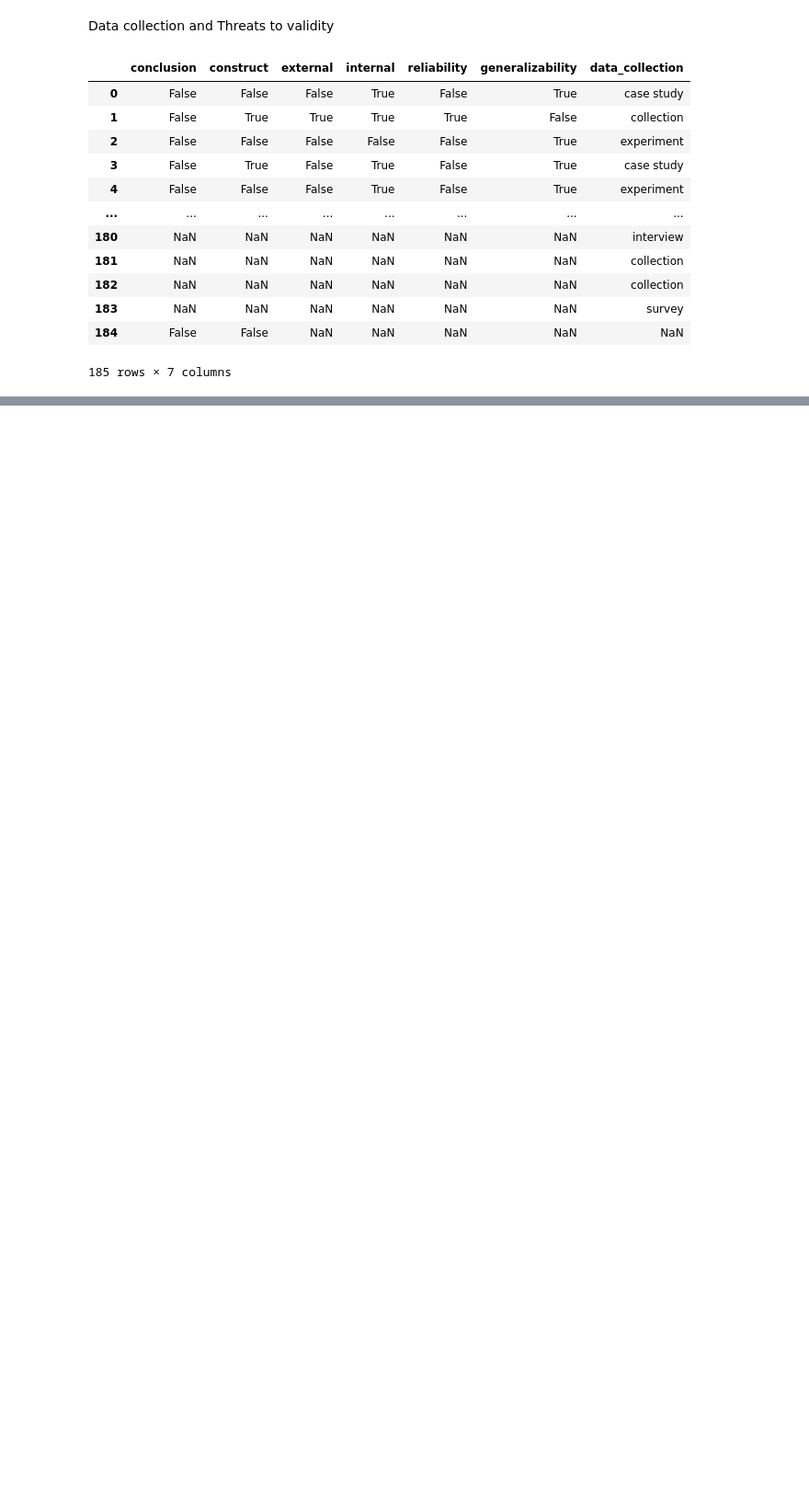
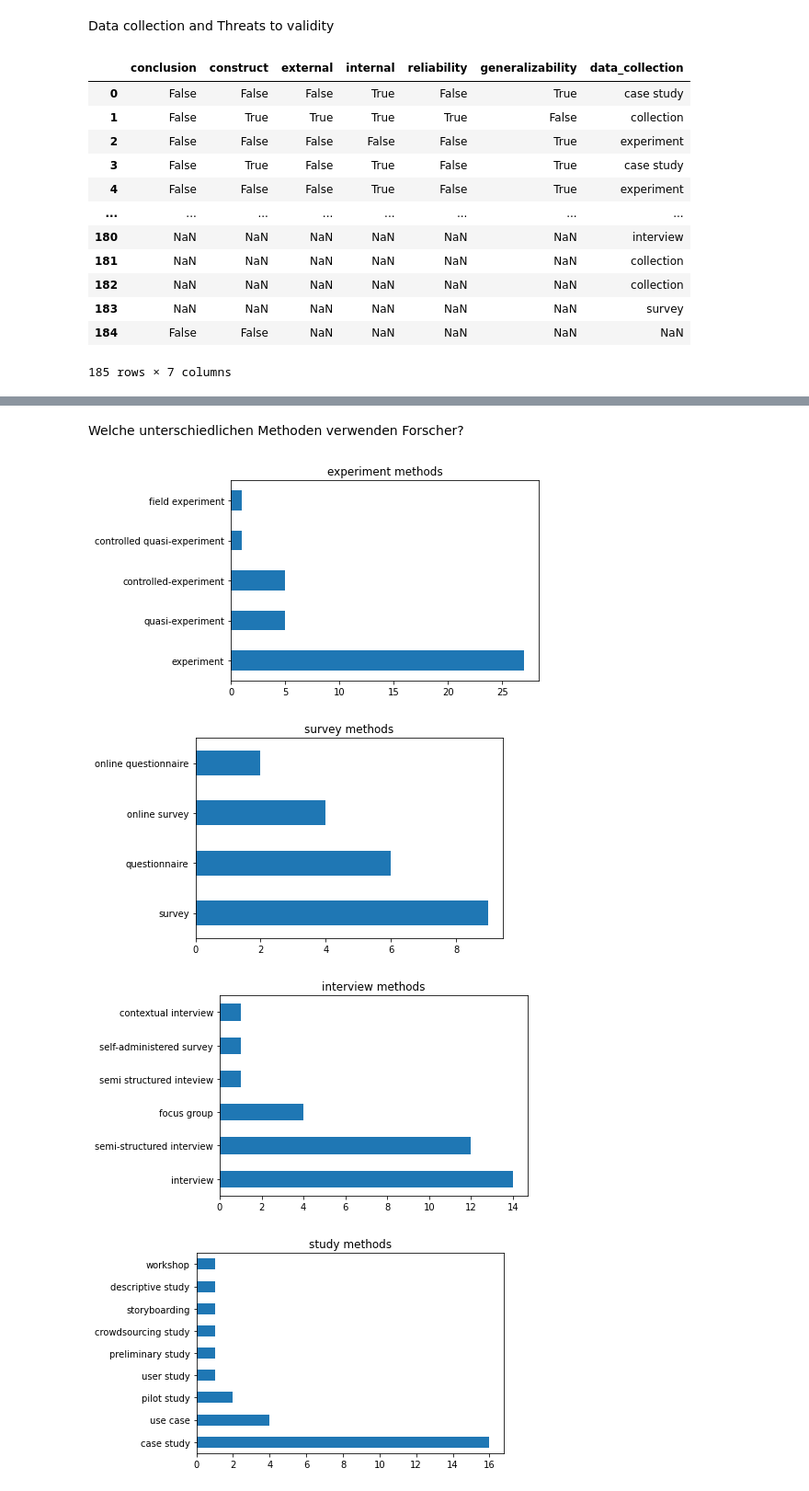
Before and after one commit to fWern/Bachelor-Thesis, a Jupyter notebook: template_analysis.ipynb, the cells around one changed output, grey strips where cells are left out. Shown: that part at 92% size. Saved outputs shown, nothing was run; the diff lists cells and outputs as text; code cells hidden in the pictures; blank space fills up the shorter version.

```diff
--- a/template_analysis.ipynb
+++ b/template_analysis.ipynb
@@ -629,0 +638,11 @@ b"Virtuoso 37000 Error SP030: SPARQL compiler, line 24: syntax error at 'GROUP'
+# %% [markdown]
+Welche unterschiedlichen Methoden verwenden Forscher?
+# %%
+for col in range(2, len(data.columns)):
+    plt.figure()
+    data[data.columns[col]].value_counts().plot(kind='barh', title='{col_name} methods'.format(col_name=' '.join(data.columns[col].split("_"))))
+# %% [output]
+[figure, added]
+[figure, added]
+[figure, added]
+[figure, added]
```
Also changed, not shown: parts of 5 cells of this notebook.
